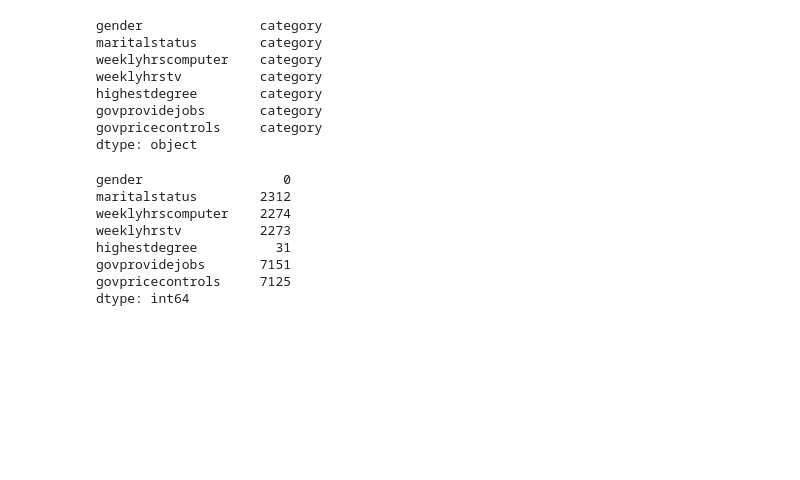
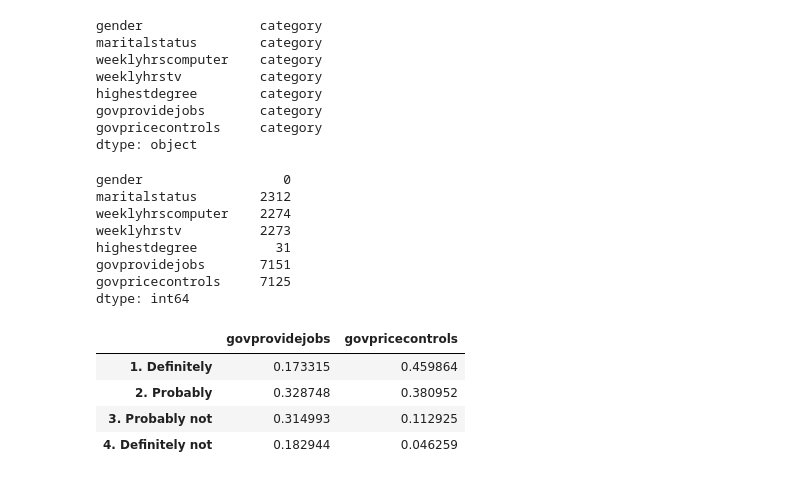
Before and after one commit to alextanhongpin/data-cleaning-and-exploration-with-machine-learning, a Jupyter notebook: 01-basic.ipynb, the cells around one changed output. Drawn from its saved outputs; the diff is of its cells as text; code cells hidden in the pictures; blank space fills up the shorter version.

```diff
--- a/01-basic.ipynb
+++ b/01-basic.ipynb
@@ -268,3 +271,14 @@ highestdegree          31
 govprovidejobs       7151
 govpricecontrols     7125
 dtype: int64
+# %%
+# To filter columns by pattern `like`
+nls97abb.loc[nls97abb.maritalstatus == "Married"].filter(like="gov").apply(
+    pd.value_counts, normalize=True
+)
+# %% [output]
+|  | govprovidejobs | govpricecontrols |
+| 1. Definitely | 0.173315 | 0.459864 |
+| 2. Probably | 0.328748 | 0.380952 |
+| 3. Probably not | 0.314993 | 0.112925 |
+| 4. Definitely not | 0.182944 | 0.046259 |
```
Also changed, not shown: parts of 8 cells of this notebook.
